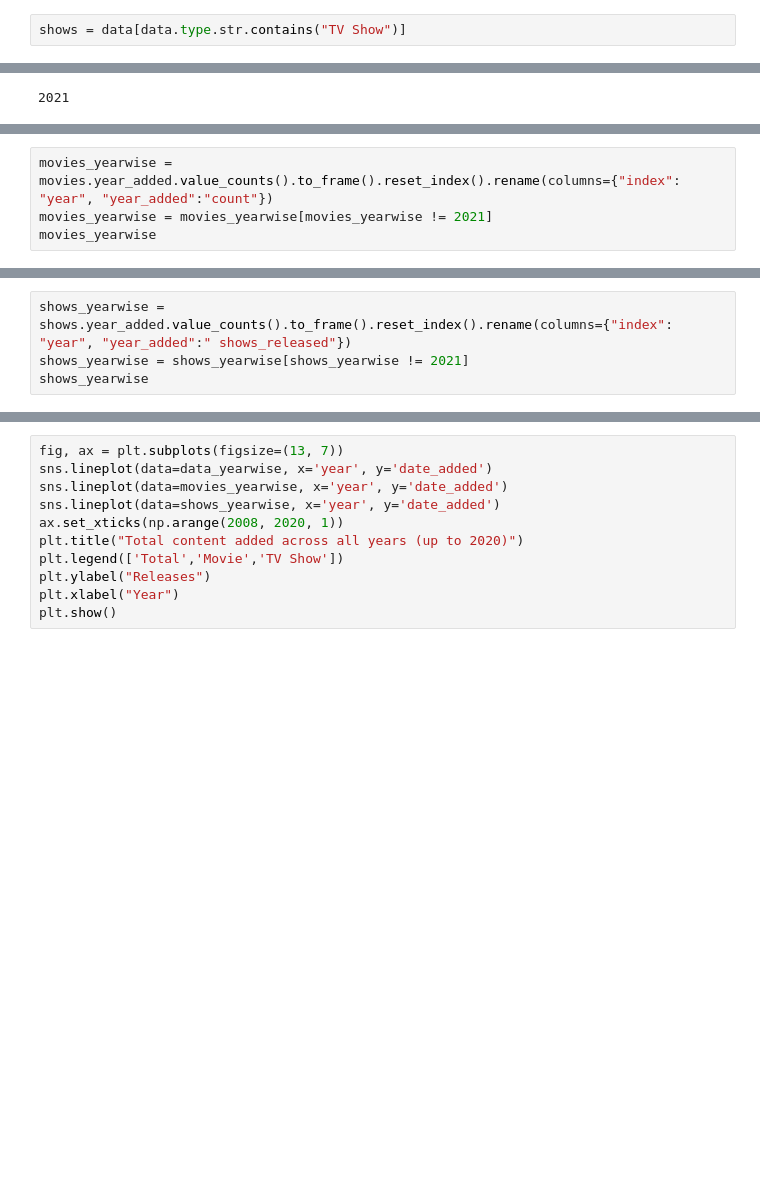
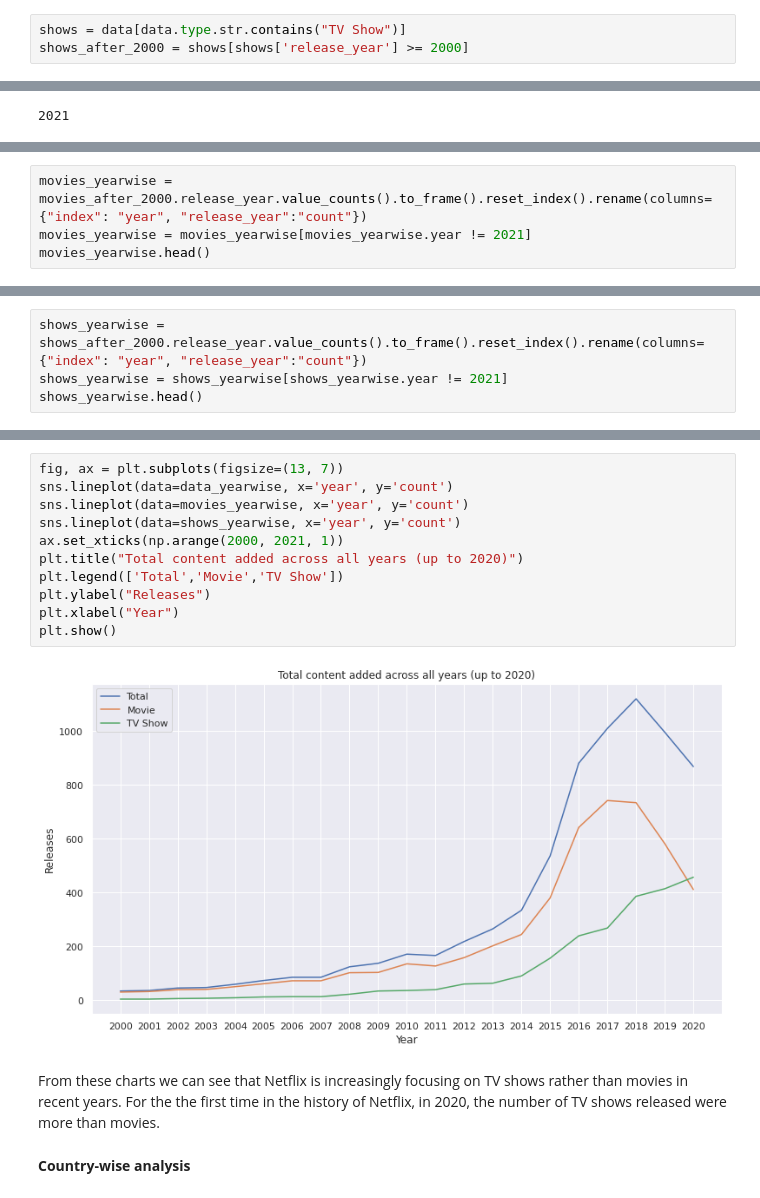
Before and after one commit to anasabbad/Netflix-Movies-and-TV-Shows-Clustering, a Jupyter notebook: NETFLIX_MOVIES_AND_TV_SHOWS_CLUSTERING.ipynb, the cells around one changed output, grey strips where cells are left out. Cells and saved outputs as stored; diff of their text form; blank space fills up the shorter version.

```diff
--- a/NETFLIX_MOVIES_AND_TV_SHOWS_CLUSTERING.ipynb
+++ b/NETFLIX_MOVIES_AND_TV_SHOWS_CLUSTERING.ipynb
@@ -213,5 +226,6 @@ movies = data[data.type.str.contains("Movie")]
 # %%
 shows = data[data.type.str.contains("TV Show")]
+shows_after_2000 = shows[shows['release_year'] >= 2000]
 # %%
 data.head()
 # %% [output]
@@ -234,5 +246,5 @@ AttributeError: ignored
 # %%
-movies_yearwise = movies.year_added.value_counts().to_frame().reset_index().rename(columns={"index": "year", "year_added":"count"})
-movies_yearwise = movies_yearwise[movies_yearwise != 2021]
-movies_yearwise
+movies_yearwise = movies_after_2000.release_year.value_counts().to_frame().reset_index().rename(columns={"index": "year", "release_year":"count"})
+movies_yearwise = movies_yearwise[movies_yearwise.year != 2021]
+movies_yearwise.head()
 # %% [output]
@@ -240,5 +257,5 @@ AttributeError: ignored
 # %%
-shows_yearwise = shows.year_added.value_counts().to_frame().reset_index().rename(columns={"index": "year", "year_added":" shows_released"})
-shows_yearwise = shows_yearwise[shows_yearwise != 2021]
-shows_yearwise
+shows_yearwise = shows_after_2000.release_year.value_counts().to_frame().reset_index().rename(columns={"index": "year", "release_year":"count"})
+shows_yearwise = shows_yearwise[shows_yearwise.year != 2021]
+shows_yearwise.head()
 # %% [output]
@@ -246,11 +275,17 @@ AttributeError: ignored
 # %%
 fig, ax = plt.subplots(figsize=(13, 7))
-sns.lineplot(data=data_yearwise, x='year', y='date_added')
-sns.lineplot(data=movies_yearwise, x='year', y='date_added')
-sns.lineplot(data=shows_yearwise, x='year', y='date_added')
-ax.set_xticks(np.arange(2008, 2020, 1))
+sns.lineplot(data=data_yearwise, x='year', y='count')
+sns.lineplot(data=movies_yearwise, x='year', y='count')
+sns.lineplot(data=shows_yearwise, x='year', y='count')
+ax.set_xticks(np.arange(2000, 2021, 1))
 plt.title("Total content added across all years (up to 2020)")
 plt.legend(['Total','Movie','TV Show'])
 plt.ylabel("Releases")
 plt.xlabel("Year")
 plt.show()
+# %% [output]
+[figure, added]
+# %% [markdown]
+From these charts we can see that Netflix is increasingly focusing on TV shows rather than movies in recent years. For the the first time in the history of Netflix, in 2020, the number of TV shows released were more than movies.
+# %% [markdown]
+**Country-wise analysis**
```
Also changed, not shown: parts of 41 cells of this notebook.
